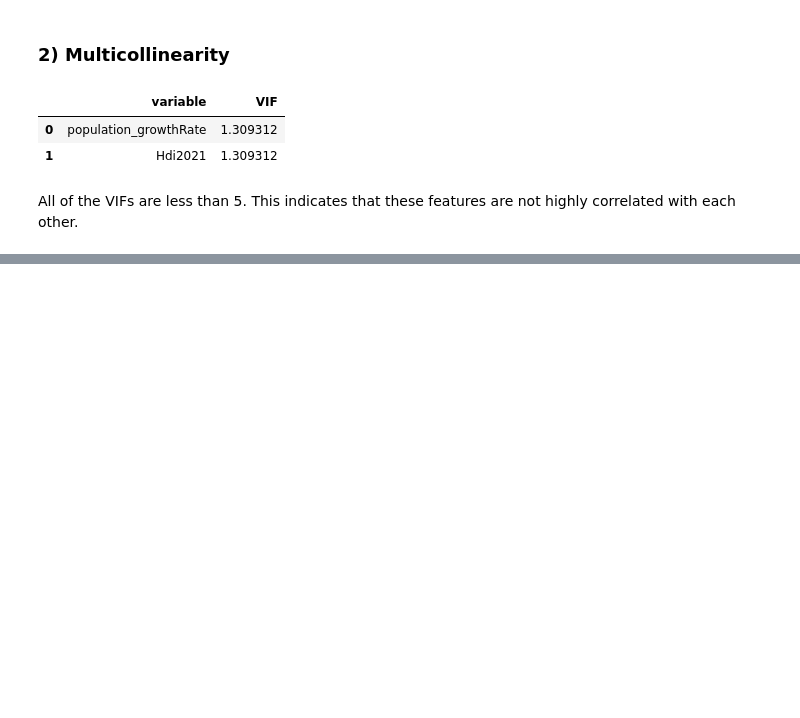
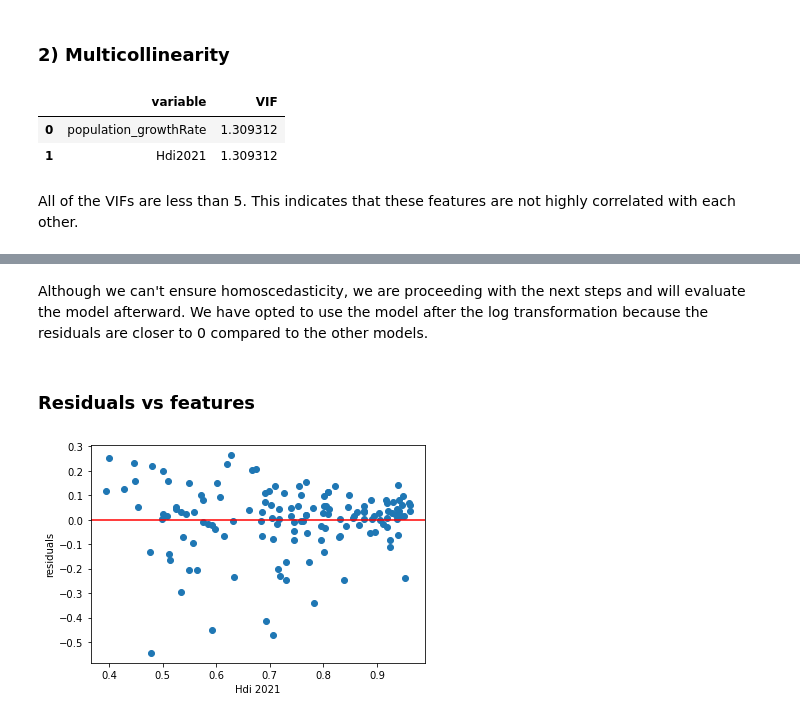
Before and after one commit to VanGaigher/Best_Contries_to_Live, a Jupyter notebook: World_Happiness_MLR.ipynb, the cells around one changed output, grey strips where cells are left out. Saved outputs shown, nothing was run; the diff lists cells and outputs as text; code cells hidden in the pictures; blank space fills up the shorter version.

```diff
--- a/World_Happiness_MLR.ipynb
+++ b/World_Happiness_MLR.ipynb
@@ -239,0 +324,17 @@ All of the VIFs are less than 5. This indicates that these features are not high
+# %% [markdown]
+Although we can't ensure homoscedasticity, we are proceeding with the next steps and will evaluate the model afterward. We have opted to use the model after the log transformation because the residuals are closer to 0 compared to the other models.
+# %% [markdown]
+### Residuals vs features
+# %%
+df_resid = df_model.copy()
+
+# criando coluna com o valor dos residuos
+
+df_resid['residuo']= res1.resid
+
+plt.scatter(df_resid['Hdi2021'], df_resid['residuo'])
+plt.axhline(0,color='red')
+plt.xlabel('Hdi 2021');
+plt.ylabel('residuals');
+# %% [output]
+[figure, added]
```
Also changed, not shown: parts of 26 cells of this notebook.
